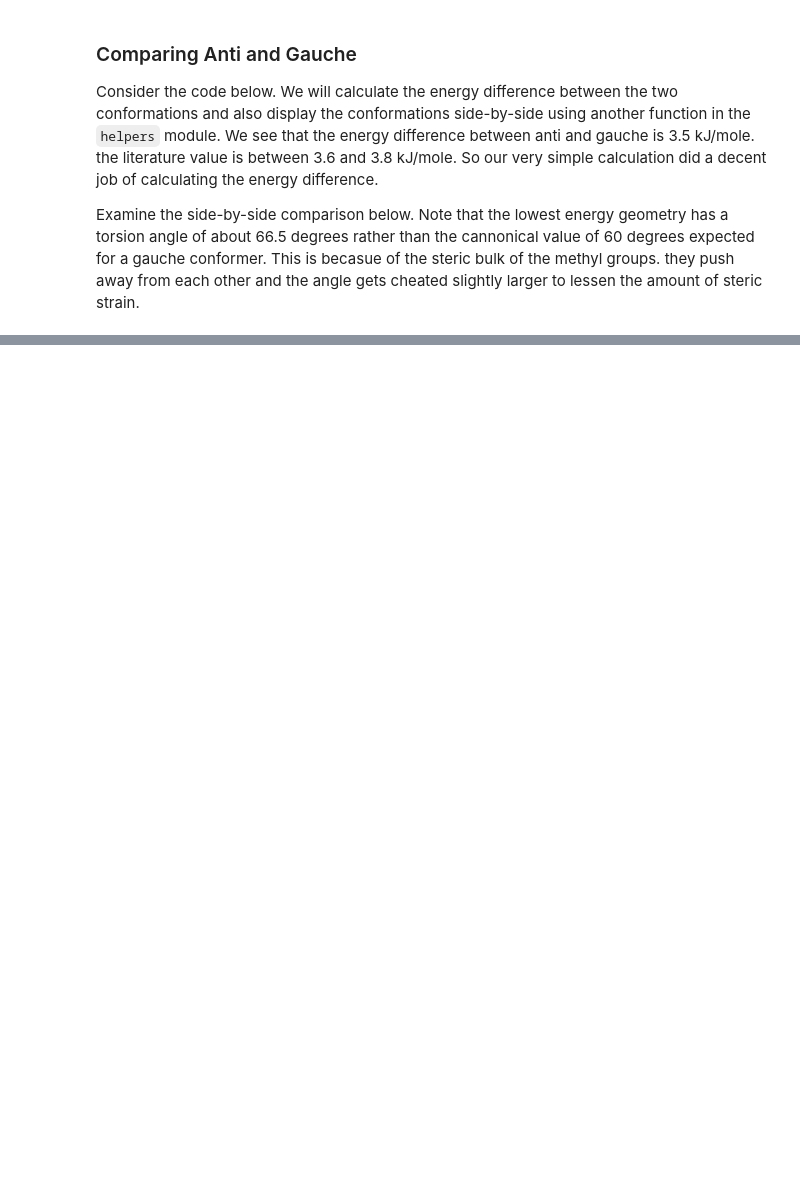
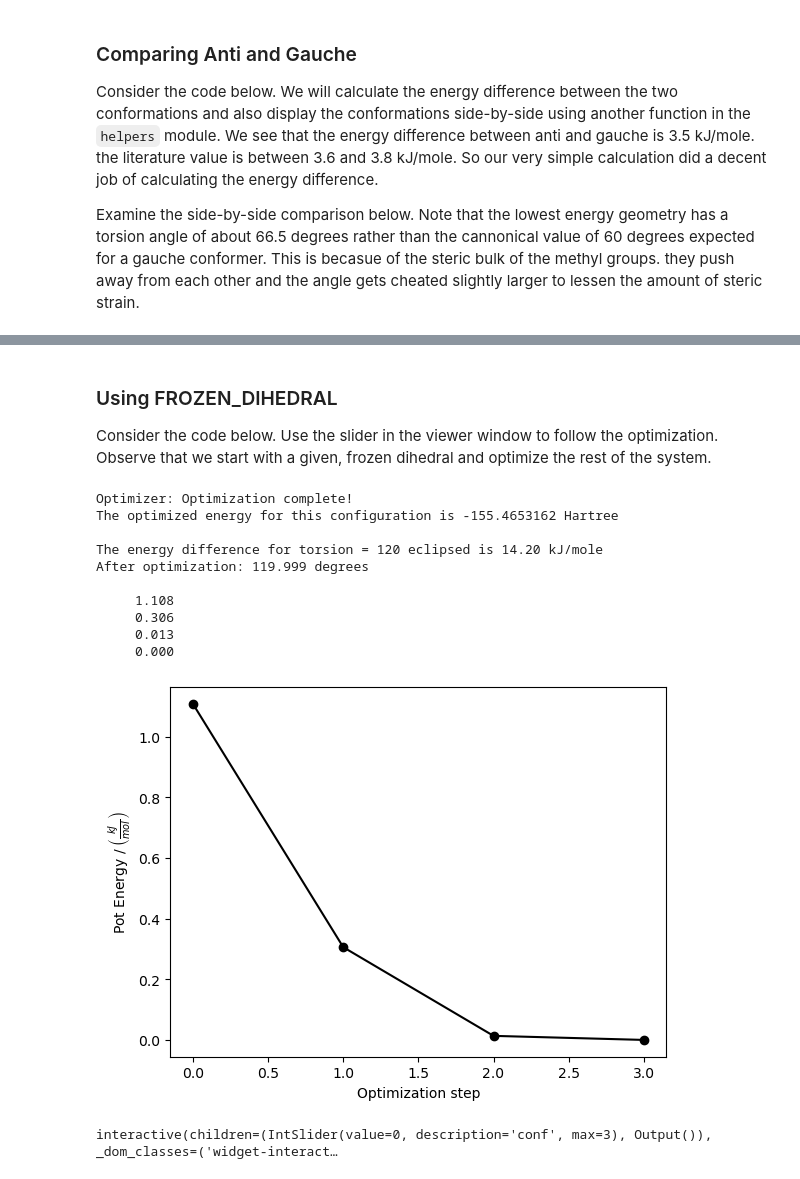
Before and after one commit to blinkletter/TryingPsi4andMore, a Jupyter notebook: 5-psi4-1D-PES Scan.ipynb, the cells around one changed output, grey strips where cells are left out. Drawn from its saved outputs; the diff is of its cells as text; code cells hidden in the pictures; blank space fills up the shorter version.

```diff
--- a/5-psi4-1D-PES Scan.ipynb
+++ b/5-psi4-1D-PES Scan.ipynb
@@ -144,11 +144,0 @@ In the code below we pick values from a range of values and asign them in turn t
-# %%
-mol.set_variable("dihedral", 60)
-energy = psi4.energy("hf", molecule = mol)
-print((energy - opt_energy) * psi4.constants.hartree2kJmol)
-start_angle = mol.get_variable("angle")
-print(f"Before optimization: {start_angle:.3f} degrees ")
-
-print(energy)
-print(opt_energy)
-
-hp.drawXYZ(mol)
@@ -321,0 +145,55 @@ dir(psi4.copy)
+# %% [markdown]
+### Using FROZEN_DIHEDRAL
+
+Consider the code below. Use the slider in the viewer window to follow the optimization. Observe that we start with a given, frozen dihedral and optimize the rest of the system.
+# %%
+### We start with the optimized molecule for the gauche conformer => mol2
+
+mol3 = mol2.clone()  # Copy it into a new molecule to preserve the geometry of the original.
+                     # We will now proceed with mol3
+
+# We will not change the settings that were created above.
+
+output_file = "butane_eclipsed_1.out"
+psi4.set_output_file(output_file, append=False, loglevel=20, print_header=True, inherit_loglevel=True, execute=True)
+
+psi4.set_options({"FROZEN_DIHEDRAL":"9 6 2 1"})
+mol3.set_variable("dihedral", 120)
+
+energy_eclipse_120, hist = psi4.optimize("hf", molecule = mol3, return_history=True)
+print(f"The optimized energy for this configuration is {opt_energy:.7f} Hartree\n")
+e_diff = ((energy_eclipse_120 - energy_anti) * psi4.constants.hartree2kJmol)
+print(f"The energy difference for torsion = 120 eclipsed is {e_diff:0.2f} kJ/mole")
+dihedral_angle = mol3.get_variable("dihedral")
+print(f"After optimization: {dihedral_angle:.3f} degrees\n")
+
+# a = np.array(hist["energy"])                # print the energies at each step
+# b = ((a - a[-1]) * psi4.constants.hartree2kJmol)
+# for c in b: print(f"{c:10.3f}")
+
+fig, ax =  plt.subplots(1)                    # Create a blank plot in a figure
+
+energies = np.array(hist["energy"])           # Get the list of energies from the history of the optimization
+energies = (energies - energies[-1]) * psi4.constants.hartree2kJmol   # relative energy in kJ/mole
+
+ax.plot(energies, "ko-")                      # Plot the energies at each step
+ax.set_xlabel('Optimization step')
+ax.set_ylabel(r'Pot Energy /$\;\left(\frac{kJ}{mol}\right)$')
+plt.show()
+
+coordinates = hist["coordinates"]             # Visualiza the structures at each step
+traj = hp.mol2traj(mol, coordinates)
+hp.drawXYZGeomSlider(traj)
+# %% [output]
+Optimizer: Optimization complete!
+The optimized energy for this configuration is -155.4653162 Hartree
+
+The energy difference for torsion = 120 eclipsed is 14.20 kJ/mole
+After optimization: 119.999 degrees
+
+     1.108
+     0.306
+     0.013
+     0.000
+[figure, added]
+interactive(children=(IntSlider(value=0, description='conf', max=3), Output()), _dom_classes=('widget-interact…
```
Also changed, not shown: parts of 37 cells of this notebook, 6 other files.
